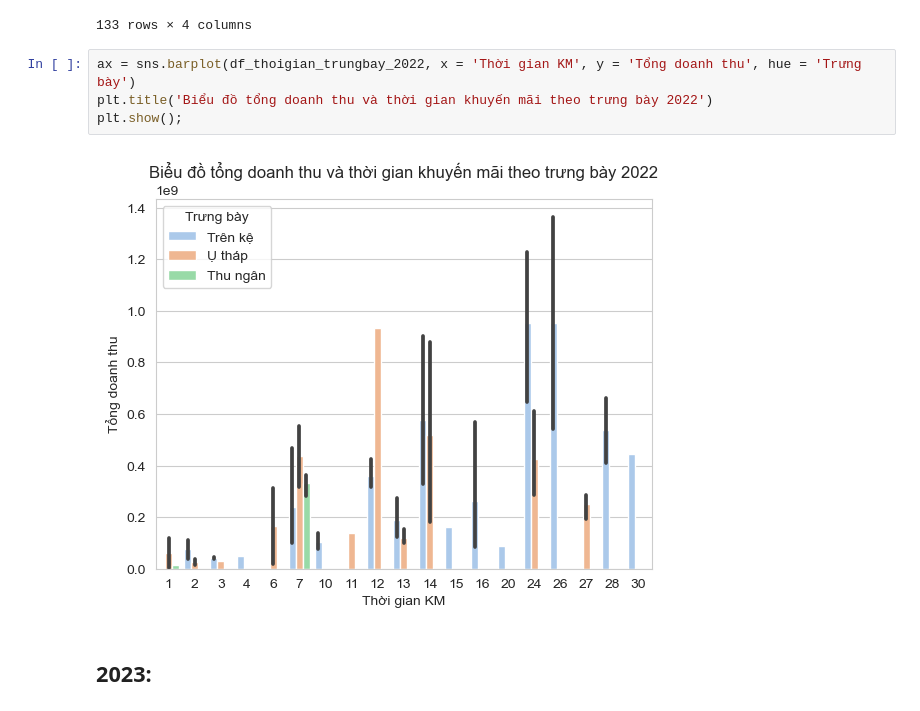
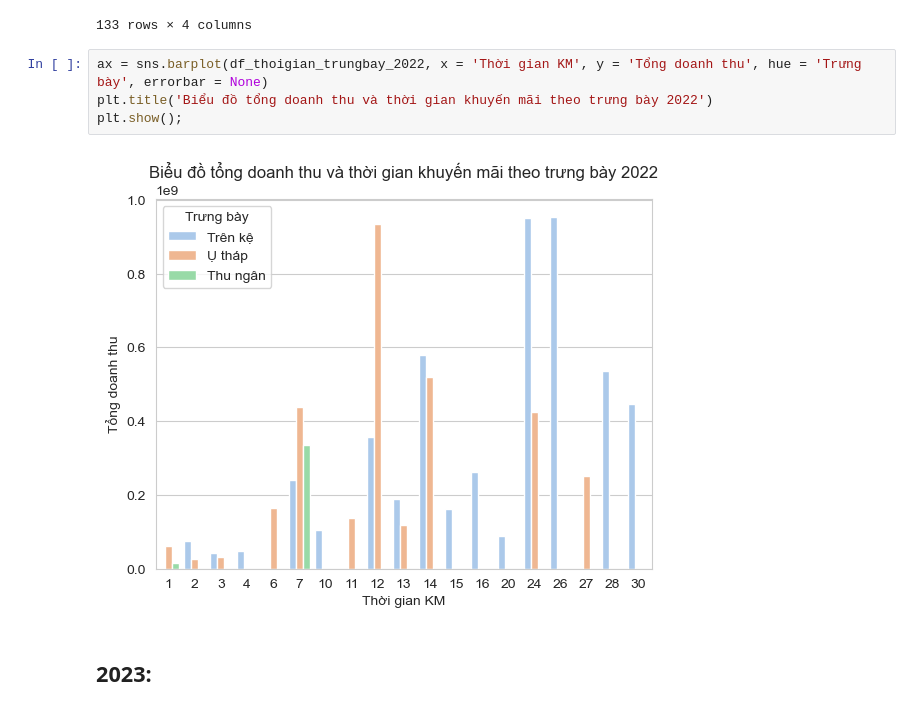
Before and after one commit to tuancaokaizen/dataproject, a Jupyter notebook: task5kdr.ipynb, the cells around one changed output. Saved outputs shown, nothing was run; the diff lists cells and outputs as text.

```diff
--- a/task5kdr.ipynb
+++ b/task5kdr.ipynb
@@ -636,11 +636,11 @@ df_thoigian_trungbay_2022
 | 132 | 705473 | Ụ tháp | 2 | 4.472959e+07 |
 133 rows × 4 columns
 # %%
-ax = sns.barplot(df_thoigian_trungbay_2022, x = 'Thời gian KM', y = 'Tổng doanh thu', hue = 'Trưng bày')
+ax = sns.barplot(df_thoigian_trungbay_2022, x = 'Thời gian KM', y = 'Tổng doanh thu', hue = 'Trưng bày', errorbar = None)
 plt.title('Biểu đồ tổng doanh thu và thời gian khuyến mãi theo trưng bày 2022')
 plt.show();
 # %% [output]
-[figure, old version]
+[figure, new version]
 # %% [markdown]
 ## 2023:
 # %%
```
Also changed, not shown: parts of 2 cells of this notebook.
